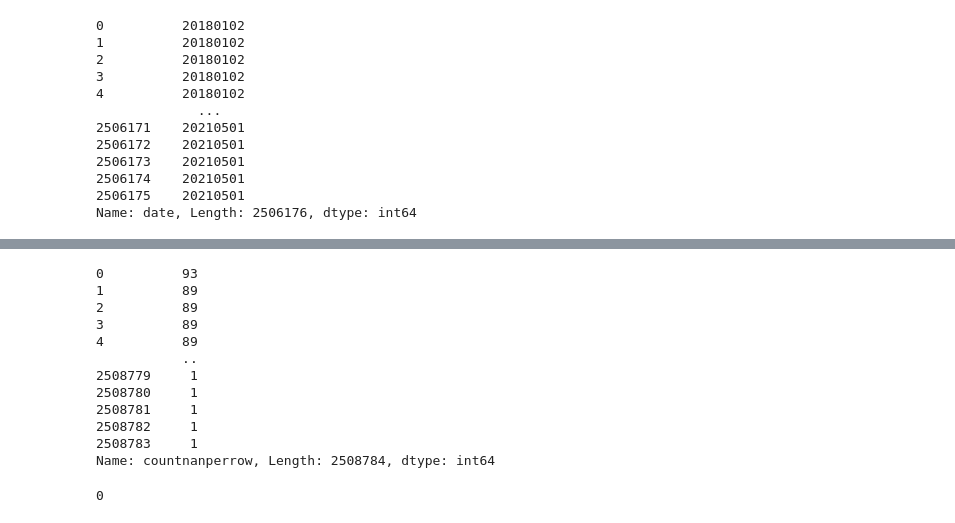
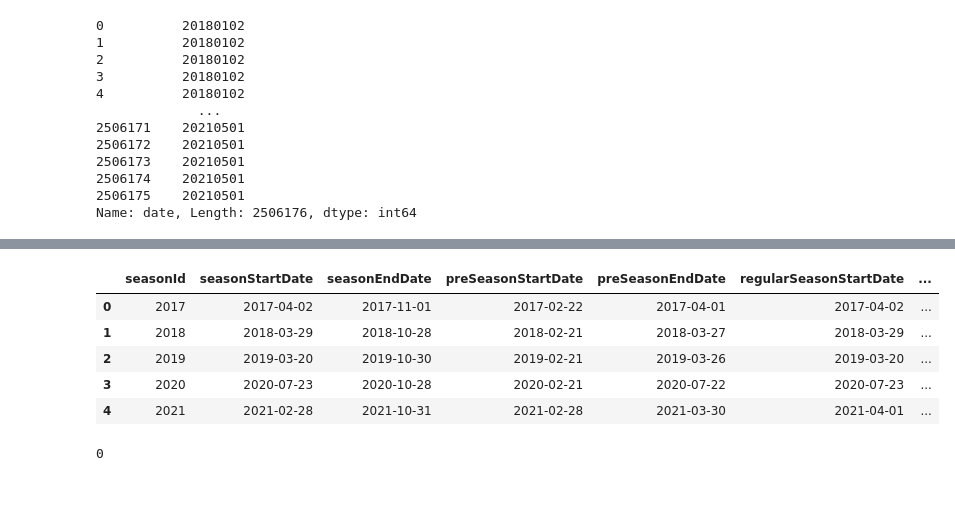
Before and after one commit to a-f-may/mlb, a Jupyter notebook: submit2.ipynb, the cells around one changed output, grey strips where cells are left out. Saved outputs shown, nothing was run; the diff lists cells and outputs as text; code cells hidden in the pictures; blank space fills up the shorter version.

```diff
--- a/submit2.ipynb
+++ b/submit2.ipynb
@@ -475,19 +492,3 @@ Name: month, Length: 2508784, dtype: int64
-# %%
-train["countnanperrow"] = train.isnull().sum(axis=1)
-train["countnanperrow"]
-# %% [output]
-0          93
-1          89
-2          89
-3          89
-4          89
-           ..
-2508779     1
-2508780     1
-2508781     1
-2508782     1
-2508783     1
-Name: countnanperrow, Length: 2508784, dtype: int64
 # %%
 del awards
 del scores
@@ -526,0 +518,9 @@ train["birthCountry"] = train["birthCountry"].map(bitrhCountry2num)
+# %%
+seasons
+# %% [output]
+|  | seasonId | seasonStartDate | seasonEndDate | preSeasonStartDate | preSeasonEndDate | regularSeasonStartDate | ... |
+| 0 | 2017 | 2017-04-02 | 2017-11-01 | 2017-02-22 | 2017-04-01 | 2017-04-02 | ... |
+| 1 | 2018 | 2018-03-29 | 2018-10-28 | 2018-02-21 | 2018-03-27 | 2018-03-29 | ... |
+| 2 | 2019 | 2019-03-20 | 2019-10-30 | 2019-02-21 | 2019-03-26 | 2019-03-20 | ... |
+| 3 | 2020 | 2020-07-23 | 2020-10-28 | 2020-02-21 | 2020-07-22 | 2020-07-23 | ... |
+| 4 | 2021 | 2021-02-28 | 2021-10-31 | 2021-02-28 | 2021-03-30 | 2021-04-01 | ... |
```
Also changed, not shown: parts of 31 cells of this notebook.
